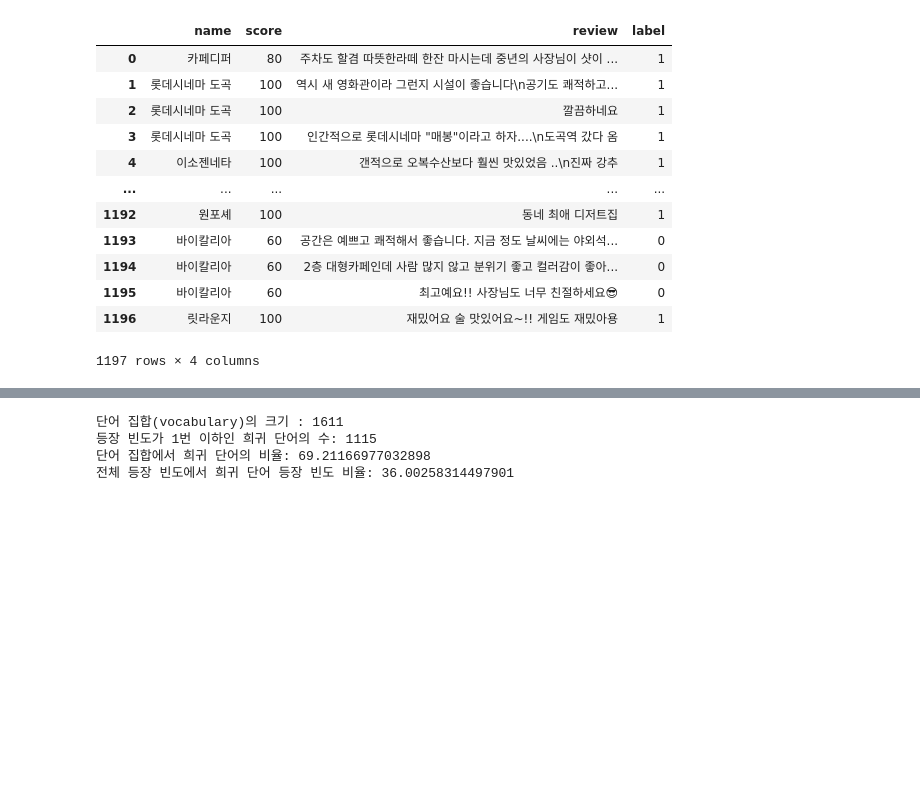
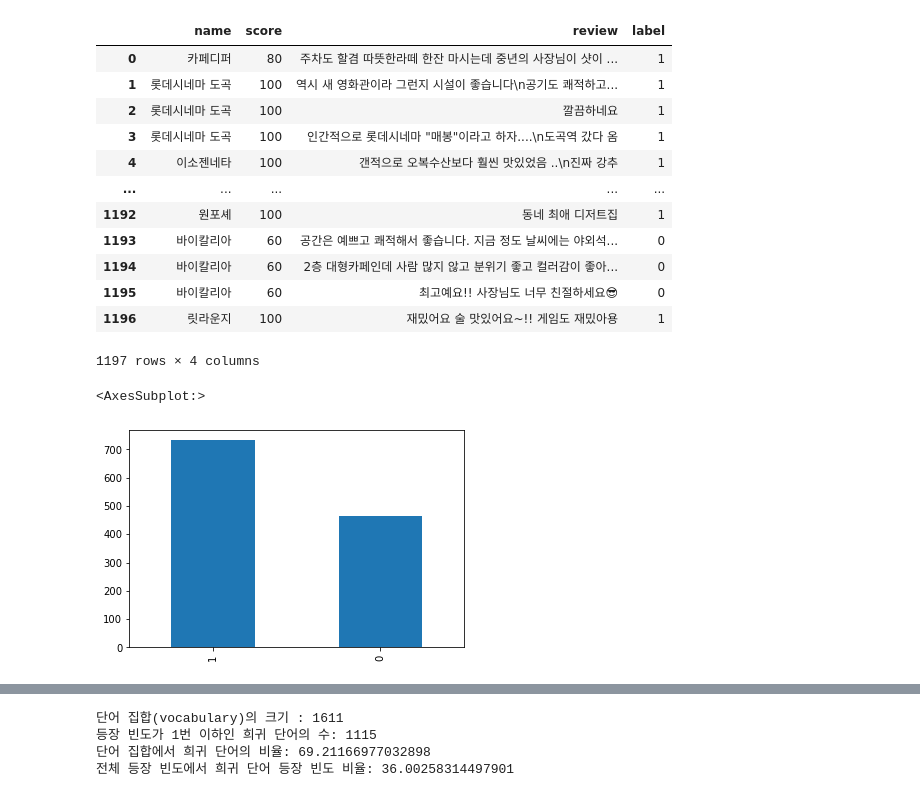
Before and after one commit to ethan528/Unstructured-Data-Analysis, a Jupyter notebook: 비정형 데이터 감성분석.ipynb, the cells around one changed output, grey strips where cells are left out. Cells and saved outputs as stored; diff of their text form; code cells hidden in the pictures; blank space fills up the shorter version.

```diff
--- a/비정형 데이터 감성분석.ipynb
+++ b/비정형 데이터 감성분석.ipynb
@@ -52,6 +52,12 @@ review_data
 | 1195 | 바이칼리아 | 60 | 최고예요!! 사장님도 너무 친절하세요😎 | 0 |
 | 1196 | 릿라운지 | 100 | 재밌어요 술 맛있어요~!! 게임도 재밌아용 | 1 |
 1197 rows × 4 columns
+# %%
+# 긍, 부정 분포
+review_data['label'].value_counts().plot(kind = 'bar')
+# %% [output]
+<AxesSubplot:>
+[figure, added]
 # %%
 # 한글만 남기기
 review_data['review'] = review_data['review'].str.replace("[^ㄱ-ㅎㅏ-ㅣ가-힣]","")
```
Also changed, not shown: parts of 17 cells of this notebook.
